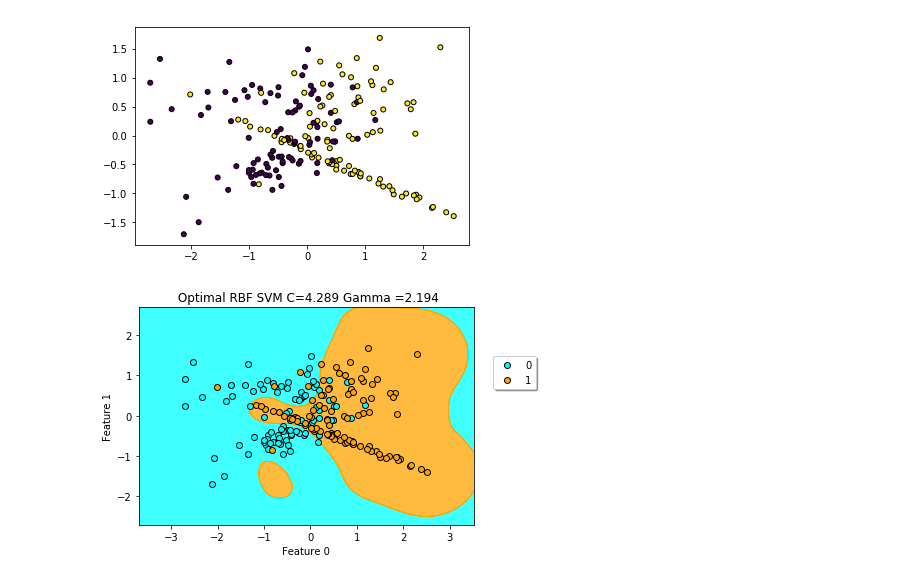
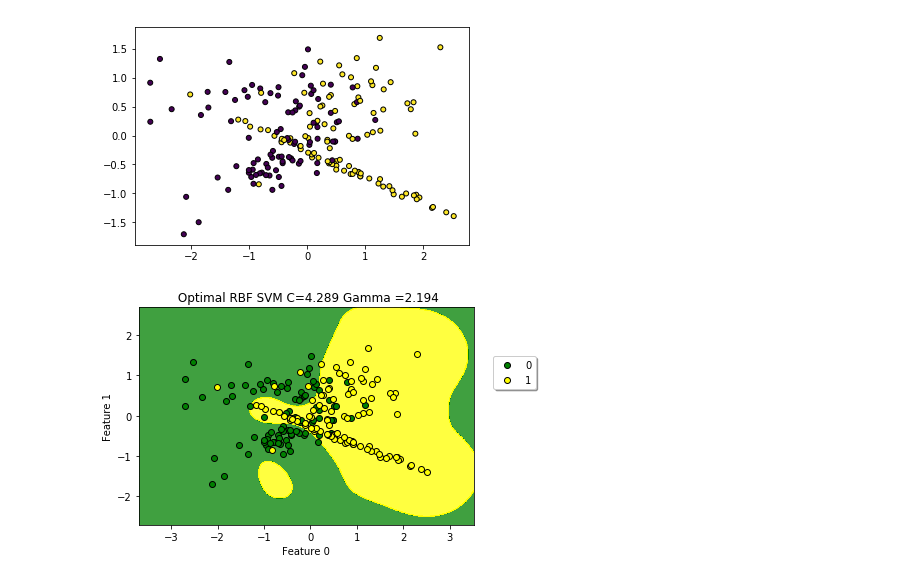
Before and after one commit to CourseReps/ECEN689-Fall2018, a Jupyter notebook: Students/devarshjhaveri/Challange 5/5Challange_devarshjhaveri.ipynb, the cells around one changed output. Cells and saved outputs as stored; diff of their text form; code cells hidden in the pictures.

```diff
--- a/Students/devarshjhaveri/Challange 5/5Challange_devarshjhaveri.ipynb
+++ b/Students/devarshjhaveri/Challange 5/5Challange_devarshjhaveri.ipynb
@@ -111,24 +111,24 @@ testing_df['Class'] = y_test
 # %%
 from matplotlib.colors import ListedColormap
 from matplotlib import pylab
 
 X_set, y_set = X1, Y1
 
 X1, X2 = np.meshgrid(np.arange(start = X_set[:, 0].min() - 1, stop = X_set[:, 0].max() + 1, step = 0.01),
                      np.arange(start = X_set[:, 1].min() - 1, stop = X_set[:, 1].max() + 1, step = 0.01))
 ax=plt.contourf(X1, X2, clf_best.predict(np.array([X1.ravel(), X2.ravel()]).T).reshape(X1.shape),
-             alpha = 0.75, cmap = ListedColormap(('cyan', 'orange')))
+             alpha = 0.75, cmap = ListedColormap(('green', 'yellow')))
 plt.xlim(X1.min(), X1.max())
 plt.ylim(X2.min(), X2.max())
 for i, j in enumerate(np.unique(y_set)):
     plt.scatter(X_set[y_set == j, 0], X_set[y_set == j, 1],edgecolors='k',
-                c = ListedColormap(('cyan', 'orange'))(i), label = j)
+                c = ListedColormap(('green', 'yellow'))(i), label = j)
 plt.title(' Optimal RBF SVM C=4.289 Gamma =2.194')
 plt.xlabel('Feature 0')
 plt.ylabel('Feature 1')
 plt.legend(loc='upper right',  bbox_to_anchor=(1.2, 0.8), shadow=True, ncol=1)
 plt.show()
 # %% [output]
-[figure, old version]
+[figure, new version]
 # %%
 testing_df.to_csv('5challenge_testing_devarshjhaveri.csv')
```
Also changed, not shown: 1 other file.
